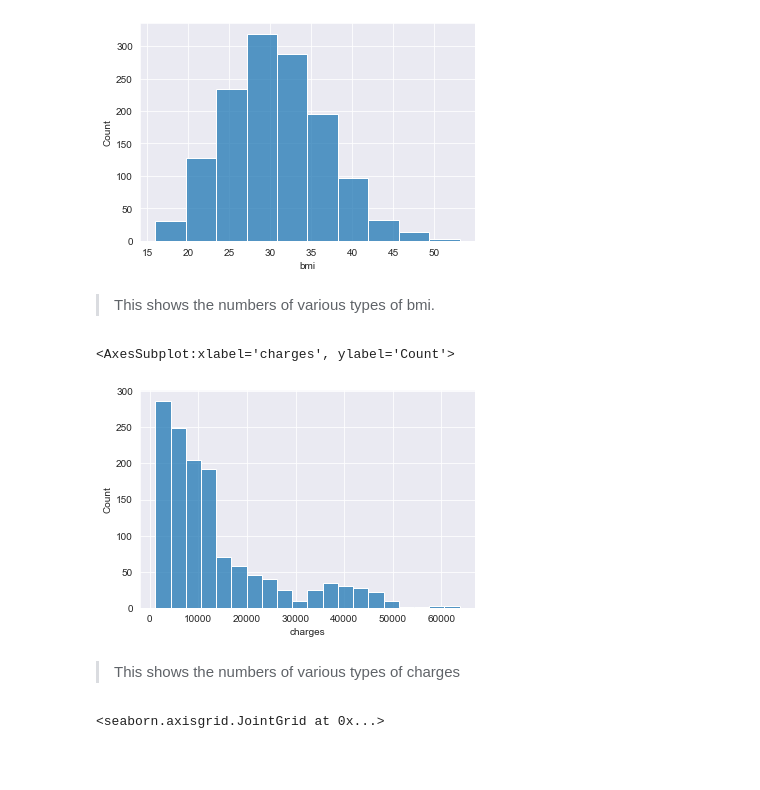
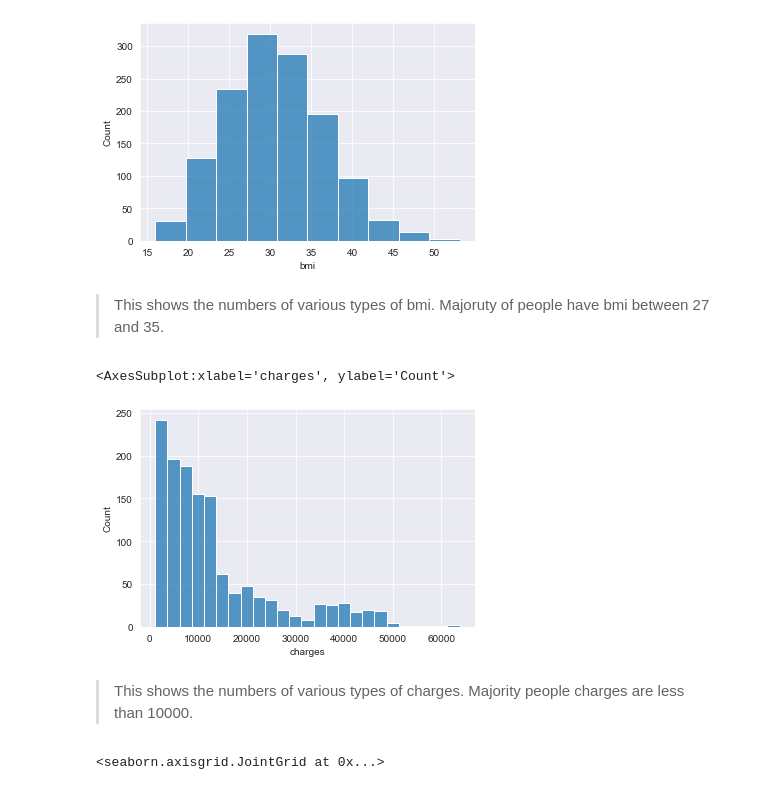
Before and after one commit to data301-2021-winter1/project-group60-project, a Jupyter notebook: notebooks/analysis2.ipynb, the cells around one changed output. Cells and saved outputs as stored; diff of their text form; code cells hidden in the pictures; blank space fills up the shorter version.

```diff
--- a/notebooks/analysis2.ipynb
+++ b/notebooks/analysis2.ipynb
@@ -196,15 +207,15 @@ sns.histplot(dfp['bmi'],bins=10)
 <AxesSubplot:xlabel='bmi', ylabel='Count'>
 [figure]
 # %% [markdown]
-> This shows the numbers of various types of bmi.
+> This shows the numbers of various types of bmi. Majoruty of people have bmi between 27 and 35.
 # %%
 sns.set_style('darkgrid')
-sns.histplot(dfp['charges'],bins=20)
+sns.histplot(dfp['charges'],bins=25)
 # %% [output]
 <AxesSubplot:xlabel='charges', ylabel='Count'>
-[figure, old version]
+[figure, new version]
 # %% [markdown]
-> This shows the numbers of various types of charges
+> This shows the numbers of various types of charges. Majority people charges are less than 10000.
 # %%
 sns.set_style('darkgrid')
 sns.jointplot(x='age',y='charges',data=dfp,kind='reg')
```
Also changed, not shown: parts of 12 cells of this notebook, 1 other file.
